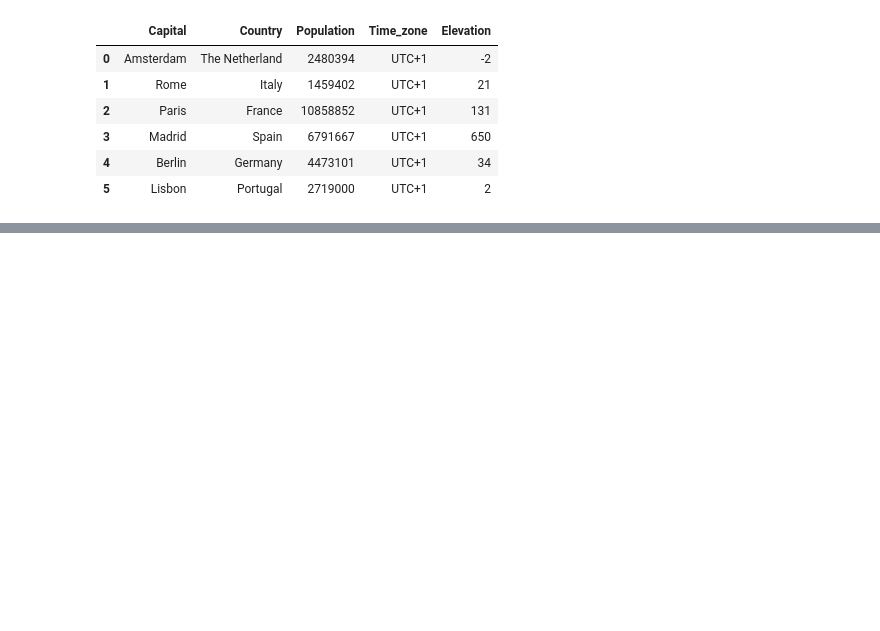
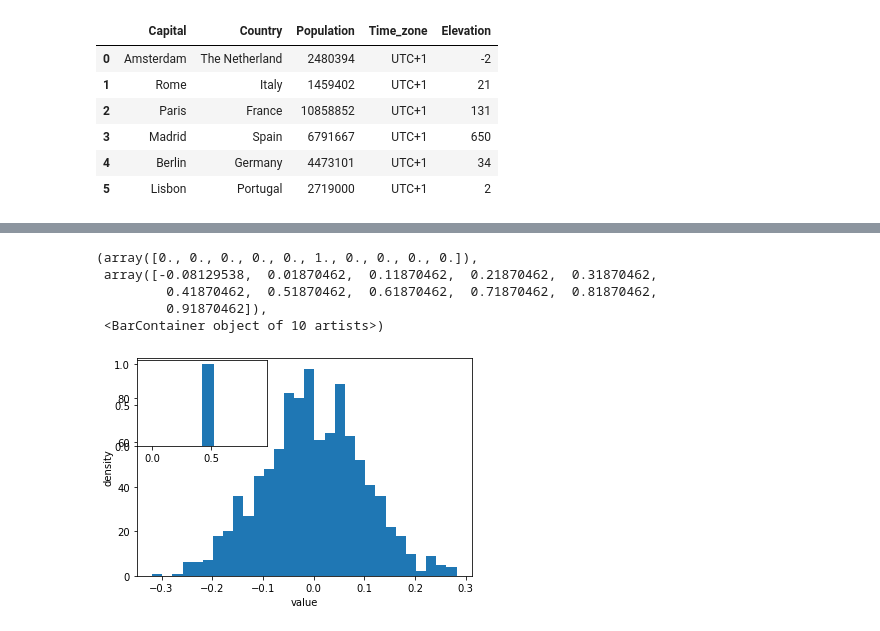
Before and after one commit to UtrechtUniversity/workshop-introduction-to-python, a Jupyter notebook: book/data-science-with-pandas-2.ipynb, the cells around one changed output, grey strips where cells are left out. Saved outputs shown, nothing was run; the diff lists cells and outputs as text; code cells hidden in the pictures; blank space fills up the shorter version.

```diff
--- a/book/data-science-with-pandas-2.ipynb
+++ b/book/data-science-with-pandas-2.ipynb
@@ -382,0 +427,25 @@ To better understand how join works, it may be useful to look at the diagrams be
+# %%
+# prepare a matplotlib figure
+fig, ax1 = plt.subplots()
+ax1.hist(sample_data, 30)
+# add labels
+ax1.set_ylabel('density')
+ax1.set_xlabel('value')
+
+# define and sample beta distribution
+a = 5
+b = 10
+beta_draws = np.random.beta(a, b)
+
+# plot beta distribution
+# by adding additional axes to the figure
+ax2 = fig.add_axes([0.125, 0.575, 0.3, 0.3])
+#ax2 = fig.add_axes([left, bottom, right, top])
+ax2.hist(beta_draws)
+# %% [output]
+(array([0., 0., 0., 0., 0., 1., 0., 0., 0., 0.]),
+ array([-0.08129538,  0.01870462,  0.11870462,  0.21870462,  0.31870462,
+         0.41870462,  0.51870462,  0.61870462,  0.71870462,  0.81870462,
+         0.91870462]),
+ <BarContainer object of 10 artists>)
+[figure, added]
```
Also changed, not shown: parts of 29 cells of this notebook, 4 other files.
